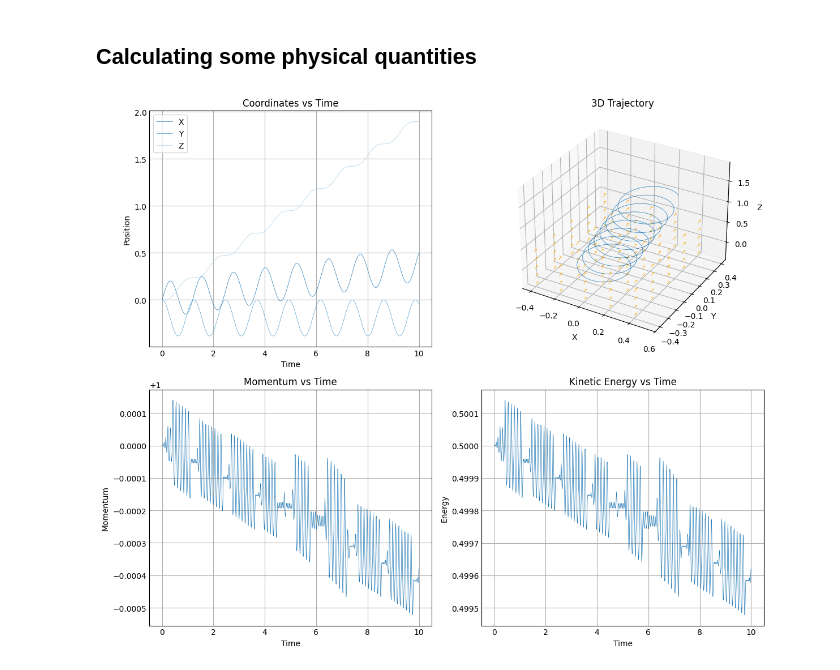
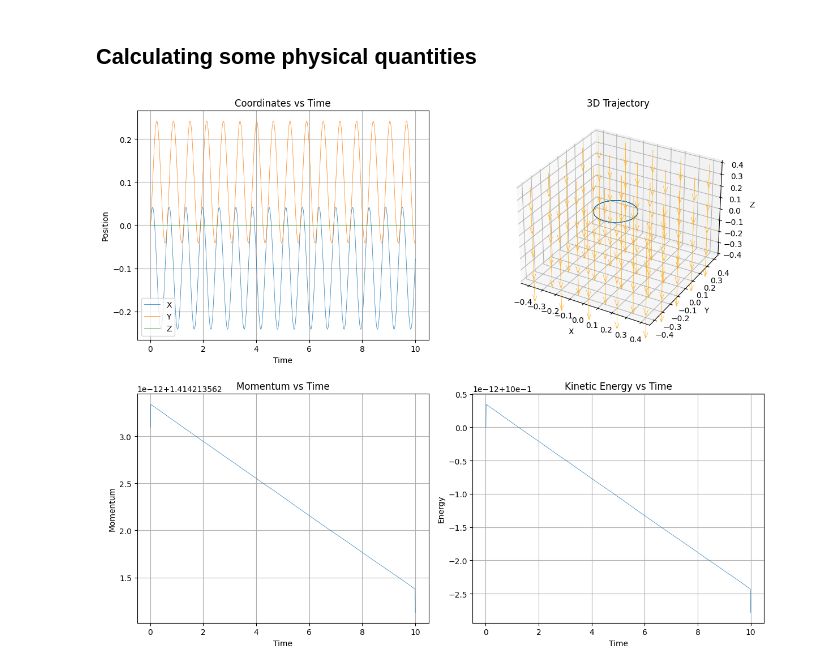
Before and after one commit to SUPARNAJIT-lang/Charge-particle-in-Electric-and-magnetic-field, a Jupyter notebook: Charged_particle.ipynb, the cells around one changed output. Saved outputs shown, nothing was run; the diff lists cells and outputs as text; code cells hidden in the pictures.

```diff
--- a/Charged_particle.ipynb
+++ b/Charged_particle.ipynb
@@ -35,13 +37,13 @@ def acc(state,t):
 
 
     global B
-    B=np.array([1,0,5])
+    B=np.array([0,0,-10])
 
     a=(q/m)*(np.cross(v,B)+E)
     v_mod=np.linalg.norm(v)
     return vx,vy,vz,a[0],a[1],a[2]
 
-state0=(0,0,0,1,1,1)
+state0=(0,0,0,1,1,0)
 # %% [markdown]
 ## Calculating some physical quantities
 # %%
@@ -53,7 +55,7 @@ y0 = state0
 def acc_ivp(t, state):
     return acc(state, t)
 
-sol_ivp = solve_ivp(acc_ivp, t_span, y0, t_eval=t, method='Radau')
+sol_ivp = solve_ivp(acc_ivp, t_span, y0, t_eval=t, method='Radau',max_step=1e-3)
 
 #KE calculation 🧮 :->
 
@@ -72,13 +74,6 @@ for i in range(1000):
 # Visualization
 fig = plt.figure(figsize=(12, 10))
 
-# Calculate quantities
-'''vx = sol_ivp.y[3]
-vy = sol_ivp.y[4]
-vz = sol_ivp.y[5]
-v_mod = np.sqrt(vx**2 + vy**2 + vz**2)
-P = m * v_mod
-KE = 0.5 * m * v_mod**2'''
 
 # 1. Coordinates vs Time (Combined)
 ax1 = fig.add_subplot(2, 2, 1)
@@ -103,31 +98,31 @@ z1 = np.linspace(-0.4,0.4, n)
 X, Y, Z = np.meshgrid(x1, y1, z1)
 ax2 = fig.add_subplot(2, 2, 2, projection='3d')
 ax2.plot(sol_ivp.y[0], sol_ivp.y[1], sol_ivp.y[2],linewidth=0.5)
 ax2.quiver(X, Y, Z, B[0]*0.02, B[1]*0.02, B[2]*0.02,color='orange',linewidth=0.5)
 ax2.set_title('3D Trajectory')
 ax2.set_xlabel('X')
 ax2.set_ylabel('Y')
 ax2.set_zlabel('Z')
 ax2.grid(True)
 
 
 # 3. Momentum vs Time
 ax3 = fig.add_subplot(2, 2, 3)
 ax3.plot(sol_ivp.t, P_list,linewidth=0.5)
 ax3.set_title('Momentum vs Time')
 ax3.set_xlabel('Time')
 ax3.set_ylabel('Momentum')
 ax3.grid(True)
 
 # 4. Kinetic Energy vs Time
 ax4 = fig.add_subplot(2, 2, 4)
 ax4.plot(sol_ivp.t, KE_list,linewidth=0.5)
 ax4.set_title('Kinetic Energy vs Time')
 ax4.set_xlabel('Time')
 ax4.set_ylabel('Energy')
 ax4.grid(True)
 
 plt.tight_layout()
 plt.show()
 # %% [output]
-[figure, old version]
+[figure, new version]
```
Also changed, not shown: parts of 1 cell of this notebook.
